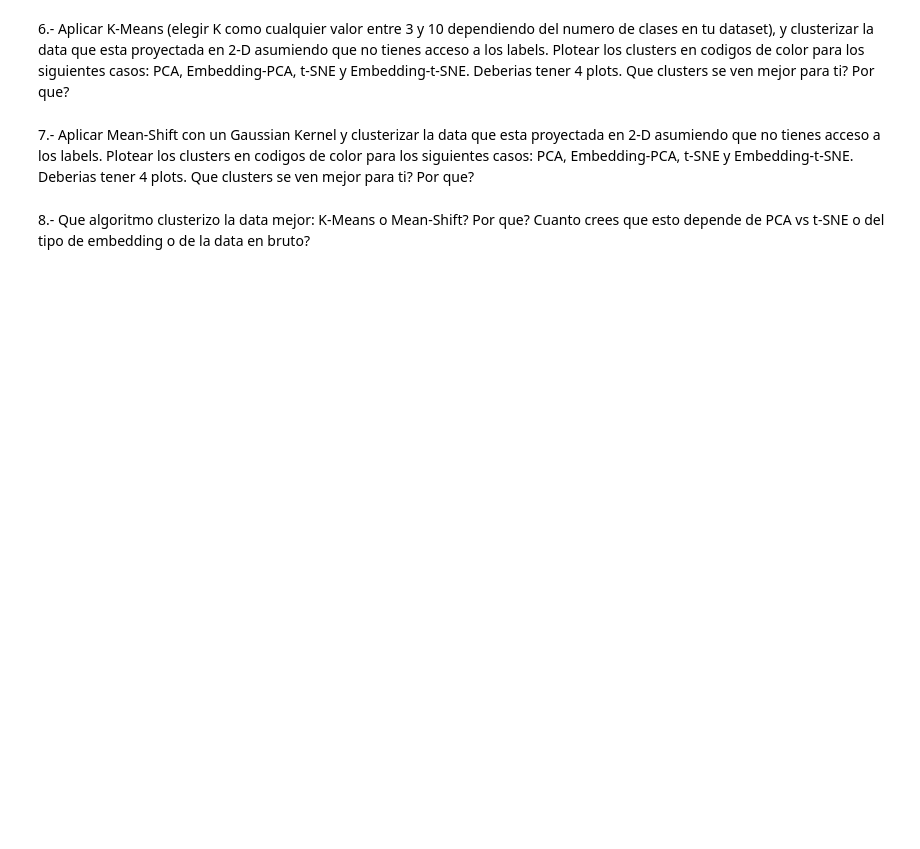
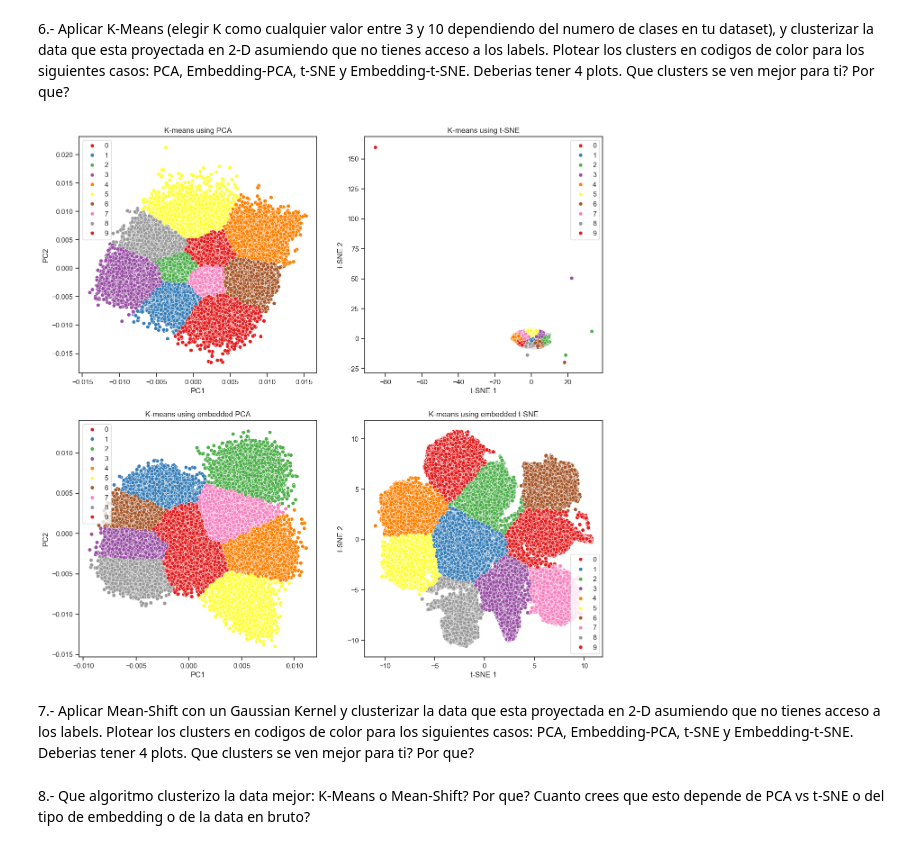
Before and after one commit to leonardocandio/lab3, a Jupyter notebook: notebooks/lab3_notebook.ipynb, the cells around one changed output. Drawn from its saved outputs; the diff is of its cells as text; code cells hidden in the pictures; blank space fills up the shorter version.

Commit message:
k-means

```diff
--- a/notebooks/lab3_notebook.ipynb
+++ b/notebooks/lab3_notebook.ipynb
@@ -135,5 +136,40 @@ Text(0.5, 1.0, '2D t-SNE using CLIP embedding of CIFAR10 dataset')
 # %% [markdown]
 6.- Aplicar K-Means (elegir K como cualquier valor entre 3 y 10 dependiendo del numero de clases en tu dataset), y clusterizar la data que esta proyectada en 2-D asumiendo que no tienes acceso a los labels. Plotear los clusters en codigos de color para los siguientes casos: PCA, Embedding-PCA, t-SNE y Embedding-t-SNE. Deberias tener 4 plots. Que clusters se ven mejor para ti? Por que?
+# %%
+#K-means for PCA
+kmeans_pca = KMeans(init='k-means++', n_clusters=10, n_init=10)
+kmeans_pca.fit(pcaU[['PC1', 'PC2']])
+
+#K-means for t-SNE
+kmeans_tsne = KMeans(init='k-means++', n_clusters=10, n_init=10)
+kmeans_tsne.fit(tsne_results_pca[['t-SNE 1', 't-SNE 2']])
+
+#K-means for embedded PCA
+kmeans_embedded = KMeans(init='k-means++', n_clusters=10, n_init=10)
+kmeans_embedded.fit(pcaU_embedded[['PC1', 'PC2']])
+
+#K-means for embedded t-SNE
+kmeans_embedded_tsne = KMeans(init='k-means++', n_clusters=10, n_init=10)
+kmeans_embedded_tsne.fit(tsne_results_embedded[['t-SNE 1', 't-SNE 2']])
+
+#plot all the clusters in the same image
+
+plt.figure(figsize=(15, 15))
+plt.subplot(2, 2, 1)
+sns.scatterplot(x='PC1', y='PC2', hue=kmeans_pca.labels_, data=pcaU, palette='Set1')
+plt.title('K-means using PCA')
+plt.subplot(2, 2, 2)
+sns.scatterplot(x='t-SNE 1', y='t-SNE 2', hue=kmeans_tsne.labels_, data=tsne_results_pca, palette='Set1')
+plt.title('K-means using t-SNE')
+plt.subplot(2, 2, 3)
+sns.scatterplot(x='PC1', y='PC2', hue=kmeans_embedded.labels_, data=pcaU_embedded, palette='Set1')
+plt.title('K-means using embedded PCA')
+plt.subplot(2, 2, 4)
+sns.scatterplot(x='t-SNE 1', y='t-SNE 2', hue=kmeans_embedded_tsne.labels_, data=tsne_results_embedded, palette='Set1')
+plt.title('K-means using embedded t-SNE')
+plt.show()
+# %% [output]
+[figure, added]
 # %% [markdown]
 7.- Aplicar Mean-Shift con un Gaussian Kernel y clusterizar la data que esta proyectada en 2-D asumiendo que no tienes acceso a los labels. Plotear los clusters en codigos de color para los siguientes casos: PCA, Embedding-PCA, t-SNE y Embedding-t-SNE. Deberias tener 4 plots. Que clusters se ven mejor para ti? Por que?
 # %% [markdown]
```
Also changed, not shown: parts of 8 cells of this notebook.
